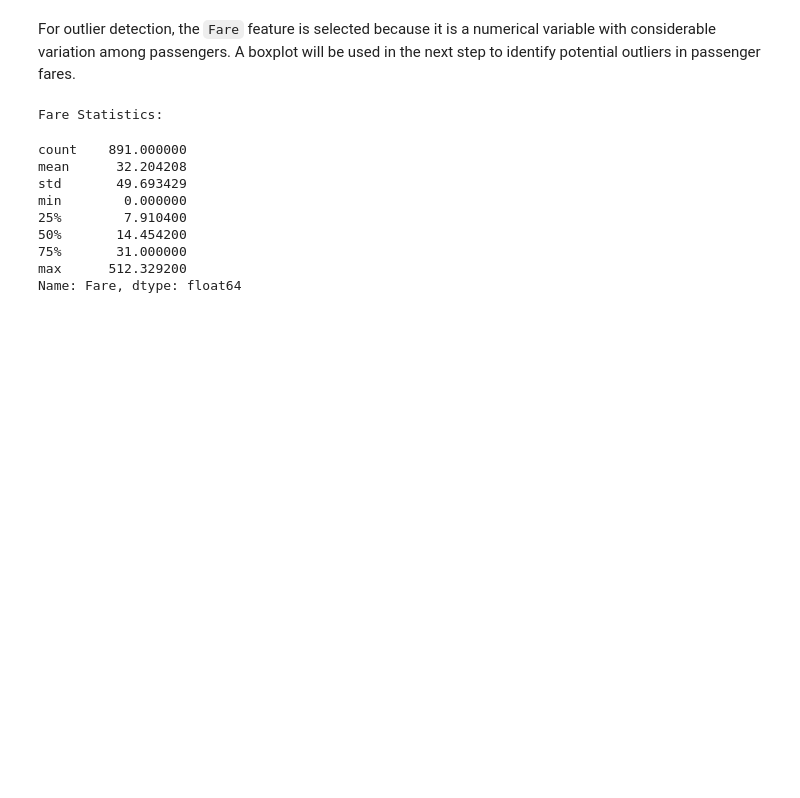
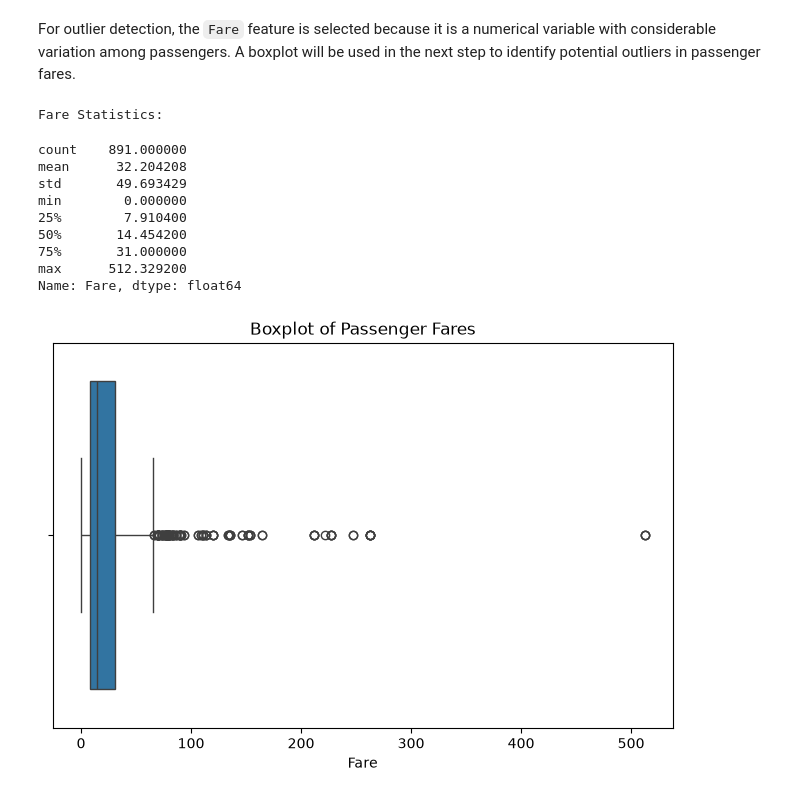
Before and after one commit to zuhranrasool/neurofive-ml-track, a Jupyter notebook: notebooks/Titanic_EDA.ipynb, the cells around one changed output. Cells and saved outputs as stored; diff of their text form; code cells hidden in the pictures; blank space fills up the shorter version.

Commit message:
Create Fare boxplot for outlier detection

```diff
--- a/notebooks/Titanic_EDA.ipynb
+++ b/notebooks/Titanic_EDA.ipynb
@@ -520,3 +520,16 @@ min        0.000000
 75%       31.000000
 max      512.329200
 Name: Fare, dtype: float64
+# %%
+# Create a boxplot for Fare
+
+plt.figure(figsize=(8, 5))
+
+sns.boxplot(x=df["Fare"])
+
+plt.title("Boxplot of Passenger Fares")
+plt.xlabel("Fare")
+
+plt.show()
+# %% [output]
+[figure, added]
```
Also changed, not shown: parts of 1 cell of this notebook.
